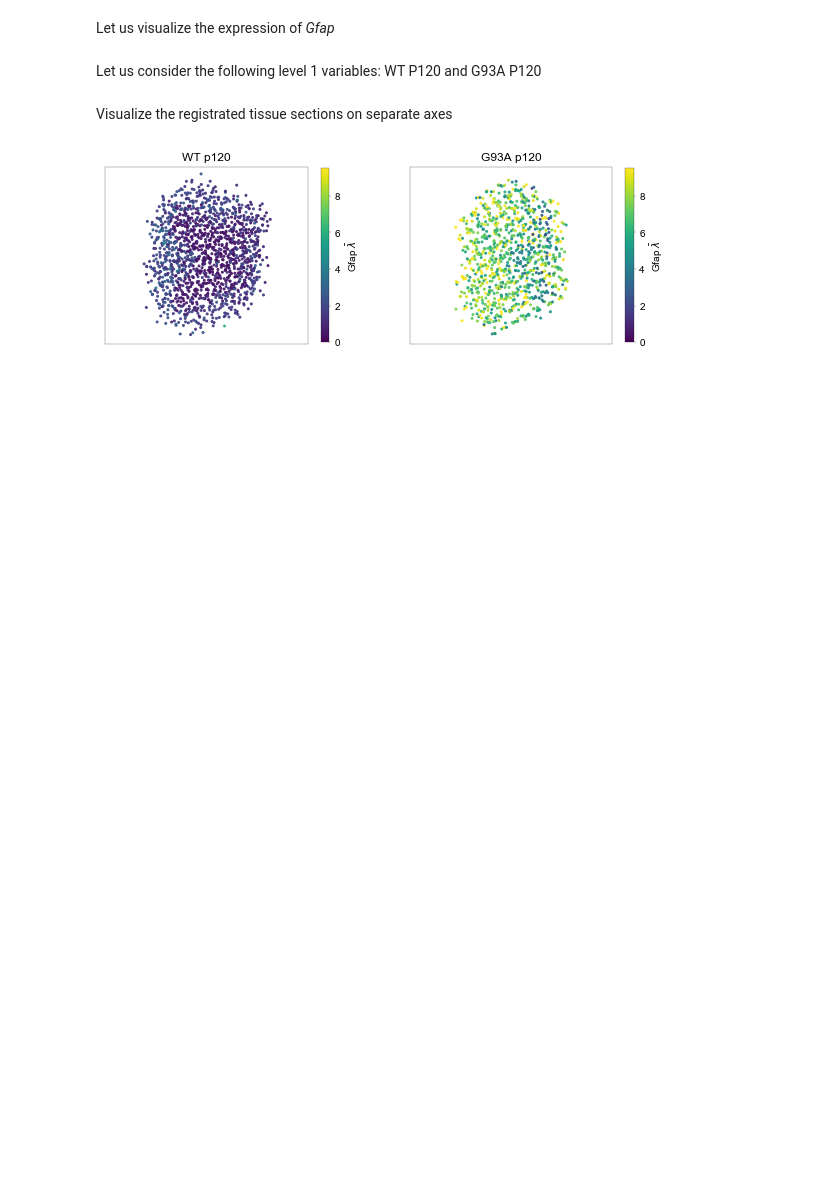
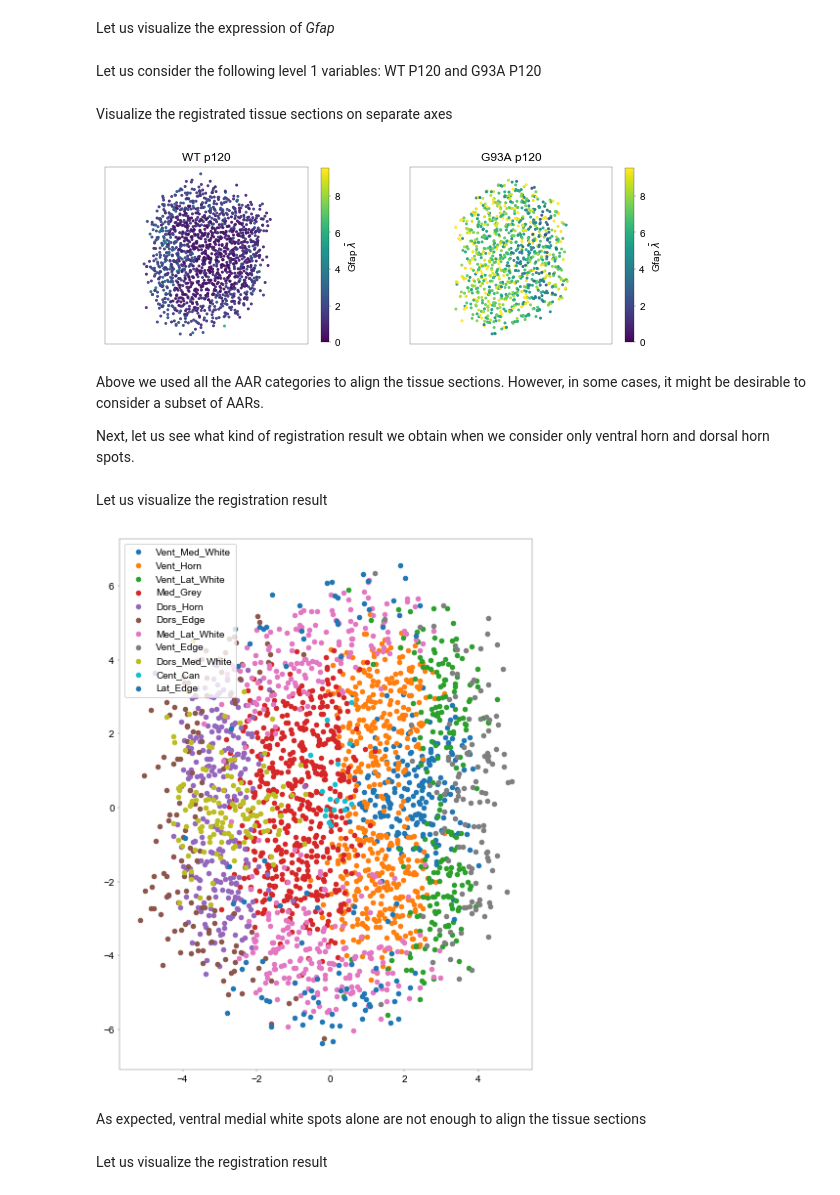
Before and after one commit to tare/Splotch, a Jupyter notebook: Tutorial.ipynb, the cells around one changed output. Drawn from its saved outputs; the diff is of its cells as text; code cells hidden in the pictures; blank space fills up the shorter version.

Commit message:
Add the aars argument to the registration function

```diff
--- a/Tutorial.ipynb
+++ b/Tutorial.ipynb
@@ -618,3 +618,36 @@ for ax_idx in range(0,len(ax)):
         cbar.set_label(r'%s $\bar{\lambda}$'%(gene))
 # %% [output]
 [figure]
+# %% [markdown]
+Above we used all the AAR categories to align the tissue sections. However, in some cases, it might be desirable to consider a subset of AARs.
+
+Next, let us see what kind of registration result we obtain when we consider only ventral horn and dorsal horn spots.
+# %%
+# define the AARs of interest
+aars = ['Vent_Horn','Dors_Horn']
+
+# find the mappings from names to indices (Stan has no dictionaries)
+aar_indices = to_stan_variables(aar_names,aars)
+
+# get the names of the count files
+count_files = numpy.array(list(lambda_posterior_means.columns.levels[0]))
+
+# registration of tissue sections
+registered_coordinates_dict,registered_coordinates,annotations = registration(count_files,metadata,aars=aar_indices)
+# %% [markdown]
+Let us visualize the registration result
+# %%
+fig = matplotlib.pyplot.figure()
+fig.set_size_inches([10,10])
+
+ax = fig.add_subplot(1,1,1)
+
+for aar in range(0,len(aar_names)):
+    ax.scatter(registered_coordinates[0,annotations == aar],registered_coordinates[1,numpy.where(annotations == aar)[0]],s=20,label=aar_names[aar])
+ax.legend()
+
+ax.set_aspect('equal')
+# %% [output]
+[figure, added]
+# %% [markdown]
+As expected, ventral medial white spots alone are not enough to align the tissue sections
@@ -620,0 +666,2 @@ for ax_idx in range(0,len(ax)):
+# %% [markdown]
+Let us visualize the registration result
```
Also changed, not shown: parts of 4 cells of this notebook, 1 other file.
